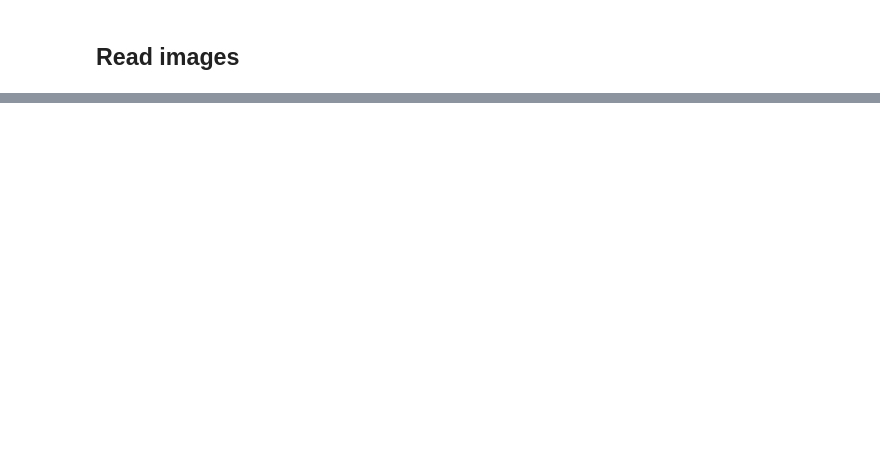
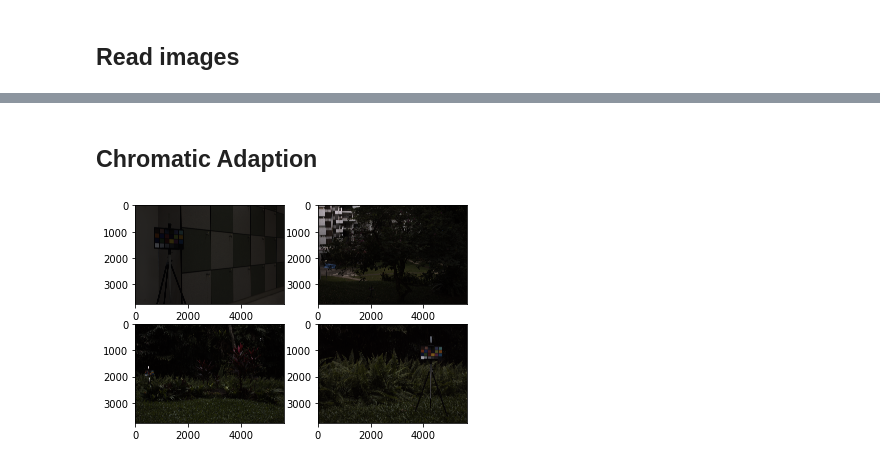
Before and after one commit to BPsoda/polynomial-matching-color-constancy, a Jupyter notebook: main.ipynb, the cells around one changed output, grey strips where cells are left out. Saved outputs shown, nothing was run; the diff lists cells and outputs as text; code cells hidden in the pictures; blank space fills up the shorter version.

```diff
--- a/main.ipynb
+++ b/main.ipynb
@@ -59,7 +91,0 @@ plt.show()
-# %%
-patches = []
-for i in range(1, 6):
-    rawpatch = pd.read_csv('data/checker/Canon1DsMkIII_000{}_color.txt'.format(i), names=['1','2','3']).to_numpy() # access to the RAW image
-    patches.append(gammaCorrection(normIm(rawpatch,darkness_level,saturation_level)))
-
-print(patches[0])
@@ -90,7 +120,7 @@ uniquematch=[]
 uniqueimages=[]
 for i in range(0, len(patches)-1):
     uniquematch.append(pm.polyCoeff(pm.ColorChecker2005_sRGB, patches[i]))
-    uniquematch[-1].to_npy('data/Canon1DsMkIII_000{}.npy'.format(i))
+    uniquematch[-1].to_npy('data/Canon1DsMkIII_000{}_trans.npy'.format(i))
     uniqueimages.append(uniquematch[-1].transform(stdimages[0]))
 # %%
 fig, ax = plt.subplots(2, 2)
@@ -102,0 +138,32 @@ plt.show()
+# %% [markdown]
+## Chromatic Adaption
+# %%
+def chromaticAdaption(image, illuminant):
+    '''Perform chromatic adaption on a image according to the given illuminant'''
+    norm_image = image - np.min(image) / np.max(image) - np.min(image)
+    scale = 1 / illuminant * 255
+    rtn = norm_image * scale
+    rtn[rtn>255] = 255
+    return rtn.astype(np.uint8)
+# %%
+ground_truths = np.array([
+    [0.294924662865143,0.809736795789161,0.507292583011997],
+    [0.529726222721315,0.773168710868106,0.348712307634760],
+    [0.522898409552397,0.776450991980404,0.351711686385626],
+    [0.522821592760223,0.780197730492675,0.343437160886446],
+    [0.570550344894225,0.754279603770420,0.324860867567979]
+])
+
+chromas = []
+for i in range(4):
+    chromas.append(cv2.cvtColor(chromaticAdaption(norm_images[i], ground_truths[i]), cv2.COLOR_BGR2RGB))
+# %%
+fig, ax = plt.subplots(2, 2)
+
+ax[0, 0].imshow(chromas[0])
+ax[0, 1].imshow(chromas[1])
+ax[1, 0].imshow(chromas[2])
+ax[1, 1].imshow(chromas[3])
+plt.show()
+# %% [output]
+[figure, added]
```
Also changed, not shown: parts of 18 cells of this notebook, 1 other file.
